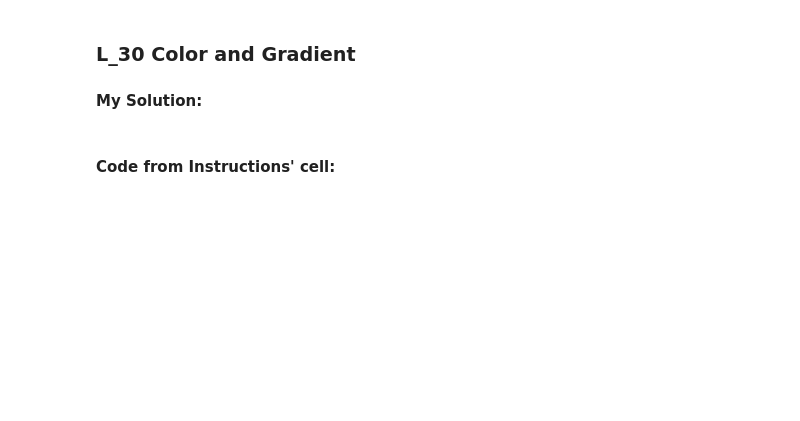
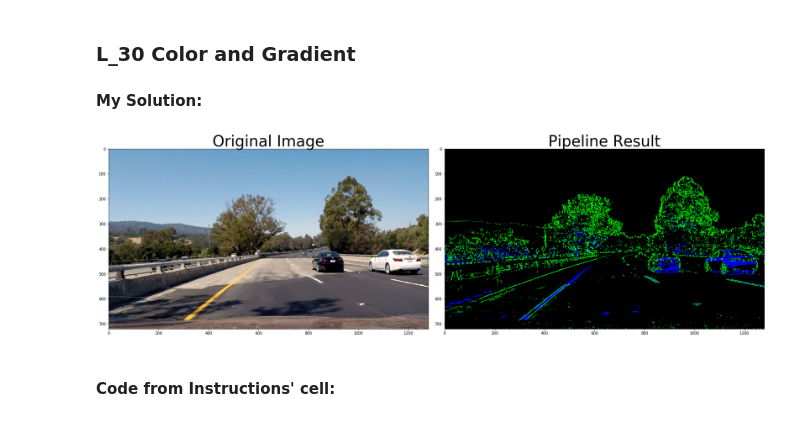
Before and after one commit to SherylHohman/CarND-Advanced-Lane_Lines-Exercises, a Jupyter notebook: L_30_color_and_gradient.ipynb, the cells around one changed output. Cells and saved outputs as stored; diff of their text form; code cells hidden in the pictures; blank space fills up the shorter version.

```diff
--- a/L_30_color_and_gradient.ipynb
+++ b/L_30_color_and_gradient.ipynb
@@ -33,41 +33,50 @@ def pipeline(orig_image, s_thresh=(170, 255), sx_thresh=(20, 100)):
 
 
     # Convert to HSV color space and separate the V channel
-    hsv = cv2.cvtColor(img, cv2.COLOR_RGB2HLS).astype(np.float)
-    l_channel = hsv[:,:,1]
-    s_channel = hsv[:,:,2]
+    ##
+    ## HUH? why is HLS conversion being labeled as an HSV conversion ??
+    #
+    # hsv = cv2.cvtColor(img, cv2.COLOR_RGB2HLS).astype(np.float)
+    #
+    ## -SH
+
+    hls = cv2.cvtColor(img, cv2.COLOR_RGB2HLS).astype(np.float)
+    l_channel = hls[:,:,1]
+    s_channel = hls[:,:,2]
 
     # Sobel x
     sobelx = cv2.Sobel(l_channel, cv2.CV_64F, 1, 0) # Take the derivative in x
     abs_sobelx = np.absolute(sobelx) # Absolute x derivative to accentuate lines away from horizontal
     scaled_sobel = np.uint8(255*abs_sobelx/np.max(abs_sobelx))
 
     # Threshold x gradient
     sxbinary = np.zeros_like(scaled_sobel)
     sxbinary[(scaled_sobel >= sx_thresh[0]) & (scaled_sobel <= sx_thresh[1])] = 1
 
     # Threshold color channel
     s_binary = np.zeros_like(s_channel)
     s_binary[(s_channel >= s_thresh[0]) & (s_channel <= s_thresh[1])] = 1
 
     # Stack each channel
     # Note color_binary[:, :, 0] is all 0s, effectively an all black image.
     # It might be beneficial to replace this channel with something else.
     color_binary = np.dstack(( np.zeros_like(sxbinary), sxbinary, s_binary))
 
     return color_binary
 
 result = pipeline(image)
 
 # Plot the result
 f, (ax1, ax2) = plt.subplots(1, 2, figsize=(24, 9))
 f.tight_layout()
 
 ax1.imshow(image)
 ax1.set_title('Original Image', fontsize=40)
 
 ax2.imshow(result)
 ax2.set_title('Pipeline Result', fontsize=40)
 plt.subplots_adjust(left=0., right=1, top=0.9, bottom=0.)
+# %% [output]
+[figure, added]
 # %% [markdown]
 #### Code from Instructions' cell:
```
Also changed, not shown: parts of 3 cells of this notebook, 2 other files.
